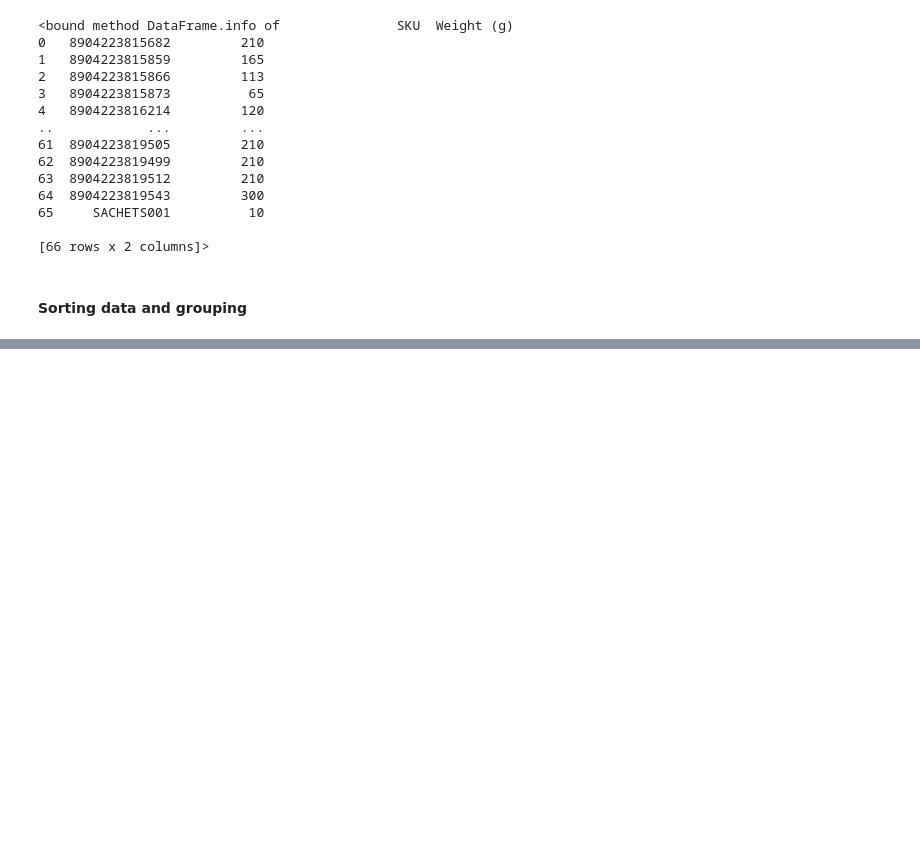
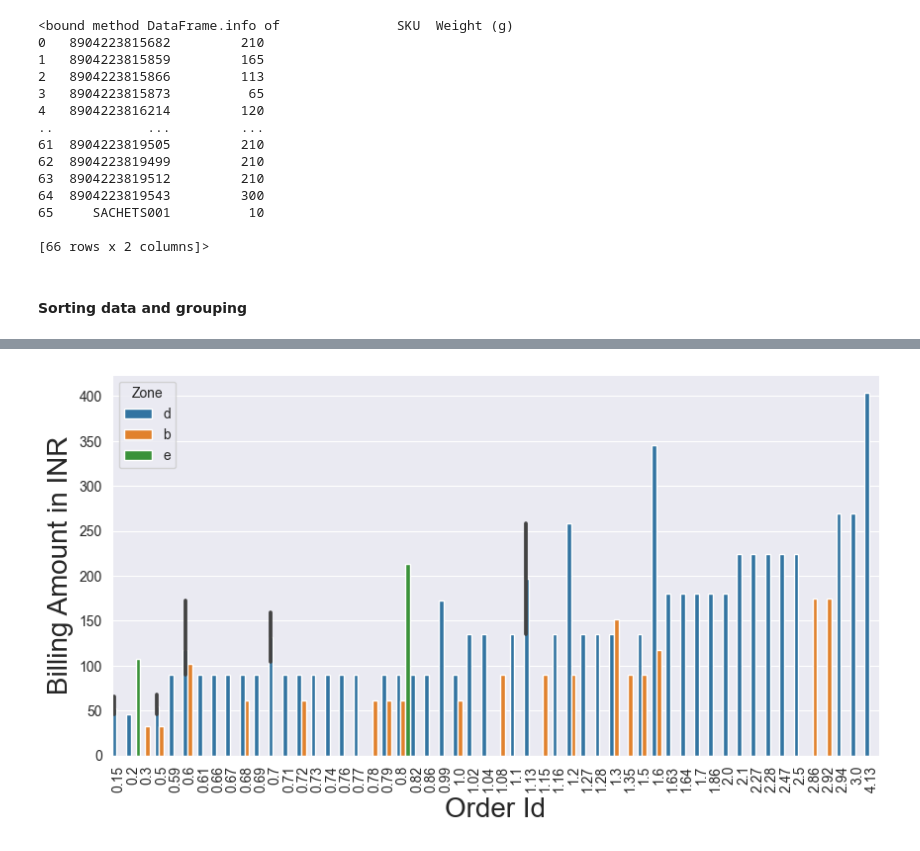
Before and after one commit to shubhangamjha/Task-1-Training-Basket, a Jupyter notebook: Task1.ipynb, the cells around one changed output, grey strips where cells are left out. Cells and saved outputs as stored; diff of their text form; code cells hidden in the pictures; blank space fills up the shorter version.

```diff
--- a/Task1.ipynb
+++ b/Task1.ipynb
@@ -209,0 +247,2 @@ e.info
+# %%
+g = pd.read_excel("Data-20230825T133440Z-001/Data/Courier Company - Invoice.xlsx")
@@ -209,0 +351,11 @@ e.info
+# %%
+plt.gcf()
+sns.barplot(g, x= 'Charged Weight', y='Billing Amount (Rs.)', hue="Zone", width=1)
+plt.xlabel("Order Id", fontsize=20)
+plt.ylabel("Billing Amount in INR", fontsize=20)
+plt.xticks(rotation=90)
+plt.rcParams['figure.figsize'] = (10,5)
+plt.rcParams['font.size'] = 9
+plt.show()
+# %% [output]
+[figure, added]
```
Also changed, not shown: parts of 16 cells of this notebook, 1 other file.
